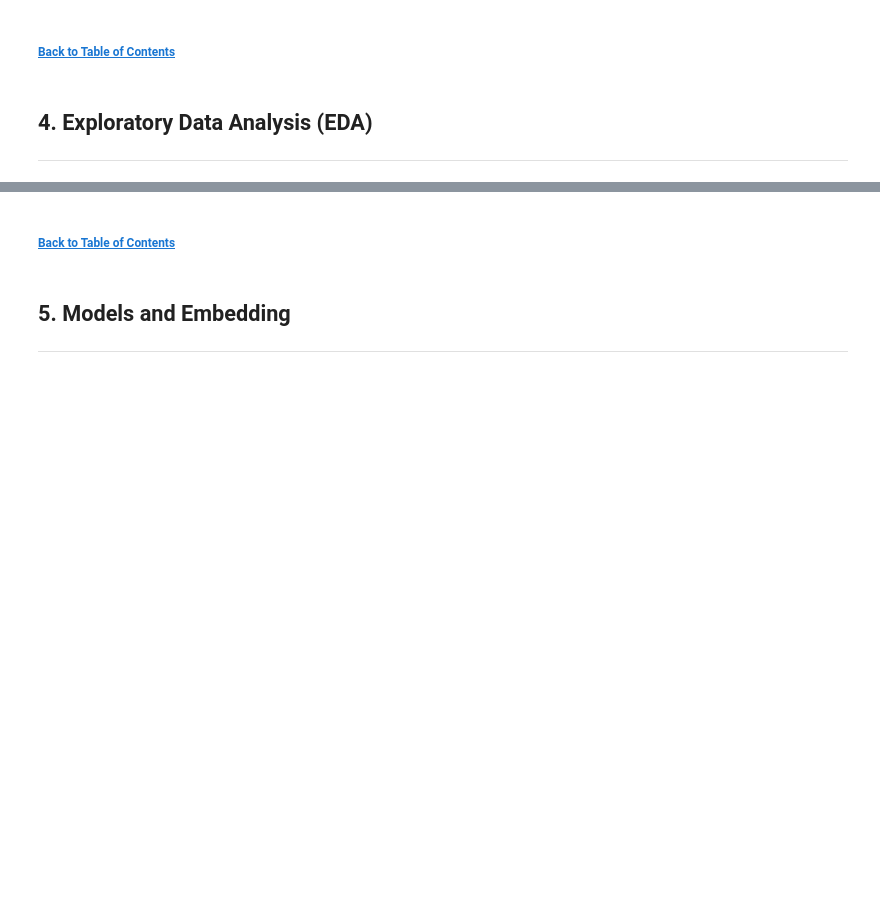
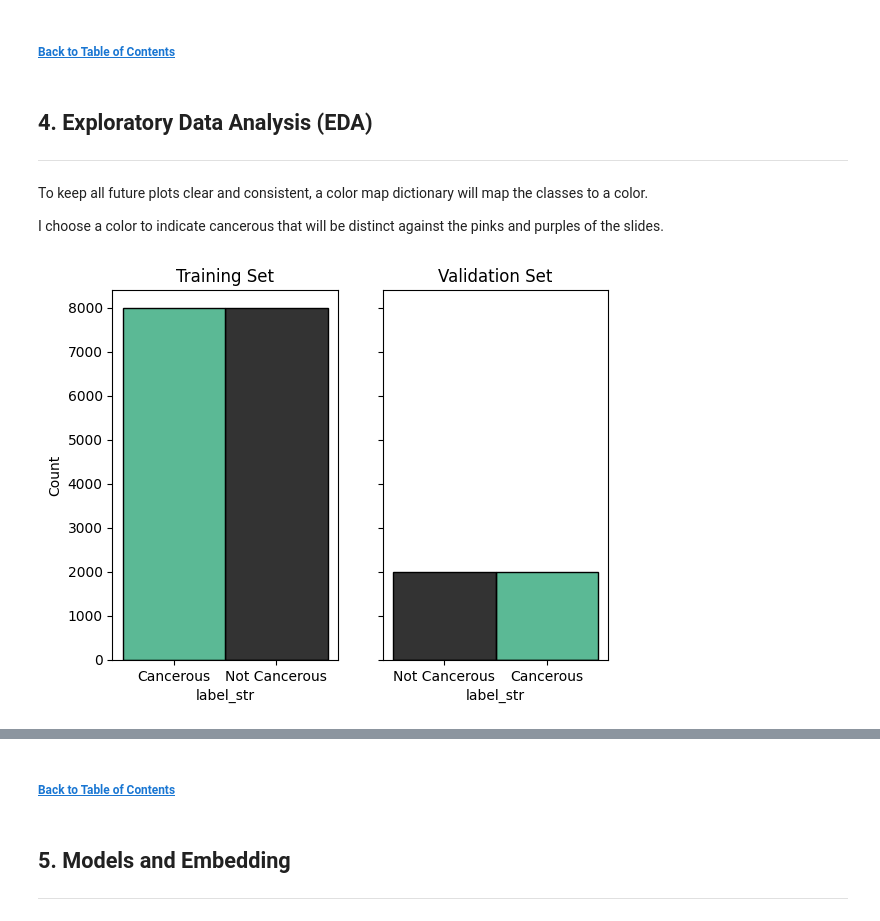
Before and after one commit to chill0121/Kaggle_Projects, a Jupyter notebook: Cancer_Detection_Histopathology/Cancer_Detection_Histopathology.ipynb, the cells around one changed output, grey strips where cells are left out. Cells and saved outputs as stored; diff of their text form; code cells hidden in the pictures; blank space fills up the shorter version.

```diff
--- a/Cancer_Detection_Histopathology/Cancer_Detection_Histopathology.ipynb
+++ b/Cancer_Detection_Histopathology/Cancer_Detection_Histopathology.ipynb
@@ -111,3 +114,6 @@ Python version: 3.11.9 (main, Apr  2 2024, 08:25:04) [Clang 15.0.0 (clang-1500.3
 # Set directories
 current_wdir = os.getcwd()
 data_folder = current_wdir + '/Data/'
+# %%
+train_labels = pd.read_csv(data_folder + 'train_labels.csv')
+train_labels
@@ -258,3 +240,31 @@ Unfortunately, there are also 20 duplicate tweets in the testing set. Since the
 ## 4. Exploratory Data Analysis (EDA) <a name="eda"></a>
 
 ---
+# %% [markdown]
+To keep all future plots clear and consistent, a color map dictionary will map the classes to a color.
+
+I choose a color to indicate cancerous that will be distinct against the pinks and purples of the slides.
+# %%
+# Build custom color map for consistent label visualization.
+class_cmap = {'Not Cancerous' : 'black',
+              'Cancerous' : '#32a87b'}
+# %%
+target_map = {0 : 'Not Cancerous',
+              1: 'Cancerous'}
+y_train = y_train.to_frame()
+y_train['label_str'] = y_train.label.map(target_map)
+
+y_val = y_val.to_frame()
+y_val['label_str'] = y_val.label.map(target_map)
+# %%
+fig, ax = plt.subplots(1,2, sharey = True)
+
+sns.histplot(y_train, x = 'label_str', hue = 'label_str', palette = class_cmap, alpha = 0.8, ax = ax[0])
+ax[0].set_title('Training Set')
+ax[0].get_legend().remove()
+sns.histplot(y_val, x = 'label_str', hue = 'label_str', palette = class_cmap, alpha = 0.8, ax = ax[1])
+ax[1].set_title('Validation Set')
+ax[1].get_legend().remove()
+plt.show()
+# %% [output]
+[figure, added]
```
Also changed, not shown: parts of 35 cells of this notebook.
